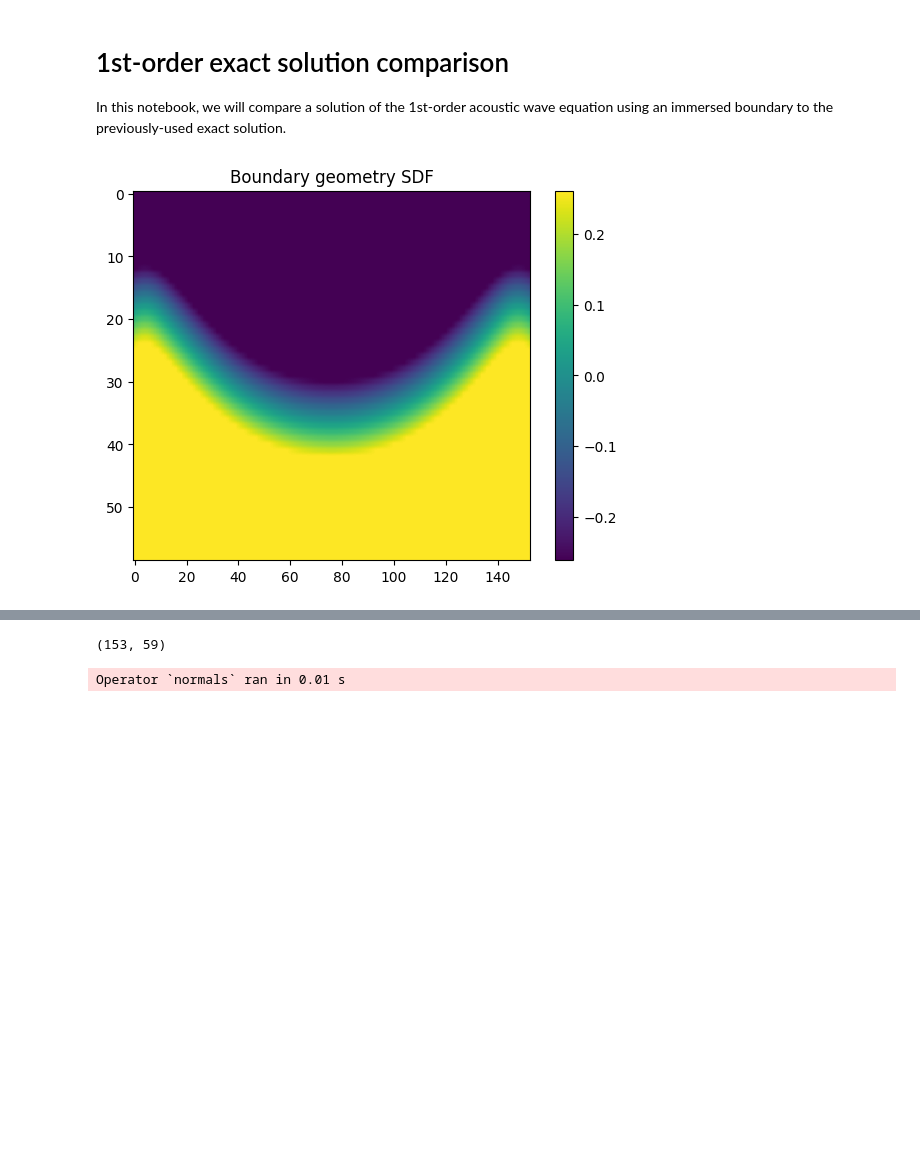
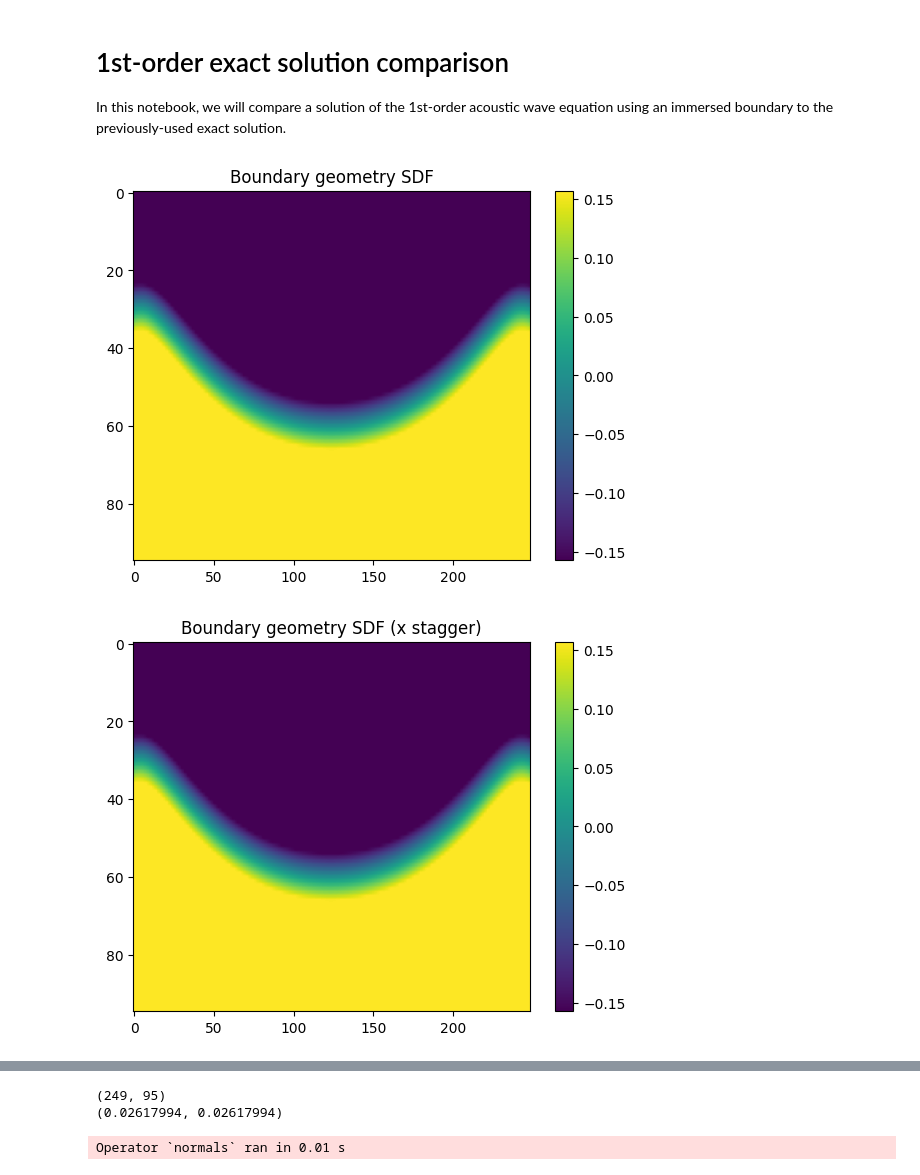
Before and after one commit to devitocodes/schism, a Jupyter notebook: examples/14_1st-order_exact_solution_comparison.ipynb, the cells around one changed output, grey strips where cells are left out. Cells and saved outputs as stored; diff of their text form; code cells hidden in the pictures; blank space fills up the shorter version.

Commit message:
Examples: fixed periodic boundary conditions for the staggered acoustic convergence test

```diff
--- a/examples/14_1st-order_exact_solution_comparison.ipynb
+++ b/examples/14_1st-order_exact_solution_comparison.ipynb
@@ -5,24 +5,36 @@ In this notebook, we will compare a solution of the 1st-order acoustic wave equa
 # %%
 # Load the signed distance function for the boundary geometry
 import pickle
+import numpy as np
 import matplotlib.pyplot as plt
 
 def read_sdf(surface, dims):
     """Unpickle an sdf"""
     fname = 'sdfs/' + surface + '_' + str(dims) + 'd.dat'
     with open(fname, 'rb') as f:
         sdf = pickle.load(f)
     return sdf
 
 # Load the unstaggered sdf for the exact solution
-sdf = read_sdf('exact_solution_surface_periodic_base_pad_0.6', 2)
+sdf = read_sdf('exact_solution_surface_periodic_base_pad_1.0', 2)
 # Load the staggered sdfs
-sdf_x = read_sdf('exact_solution_surface_periodic_base_pad_x_0.6', 2)
-sdf_y = read_sdf('exact_solution_surface_periodic_base_pad_y_0.6', 2)
+sdf_x = read_sdf('exact_solution_surface_periodic_base_pad_x_1.0', 2)
+sdf_y = read_sdf('exact_solution_surface_periodic_base_pad_y_1.0', 2)
 
 plt.imshow(sdf.data.T, aspect='auto')
 plt.title("Boundary geometry SDF")
 plt.colorbar()
 plt.show()
+
+plt.imshow(sdf_x.data.T, aspect='auto')
+plt.title("Boundary geometry SDF (x stagger)")
+plt.colorbar()
+plt.show()
+
+plt.imshow(sdf_y.data.T, aspect='auto')
+plt.title("Boundary geometry SDF (y stagger)")
+plt.colorbar()
+plt.show()
 # %% [output]
-[figure, old version]
+[figure, new version]
+[figure, added]
@@ -118,8 +131,10 @@ new_grid = dv.Grid(shape=grid.shape, extent=grid.extent, origin=grid.origin, dim
                    subdomains=[main_domain])
 
 print(new_grid.shape)
+print(new_grid.spacing)
 # %% [output]
-(153, 59)
+(249, 95)
+(0.02617994, 0.02617994)
 # %%
 import sympy as sp
 from schism import BoundaryGeometry
```
Also changed, not shown: parts of 14 cells of this notebook.
